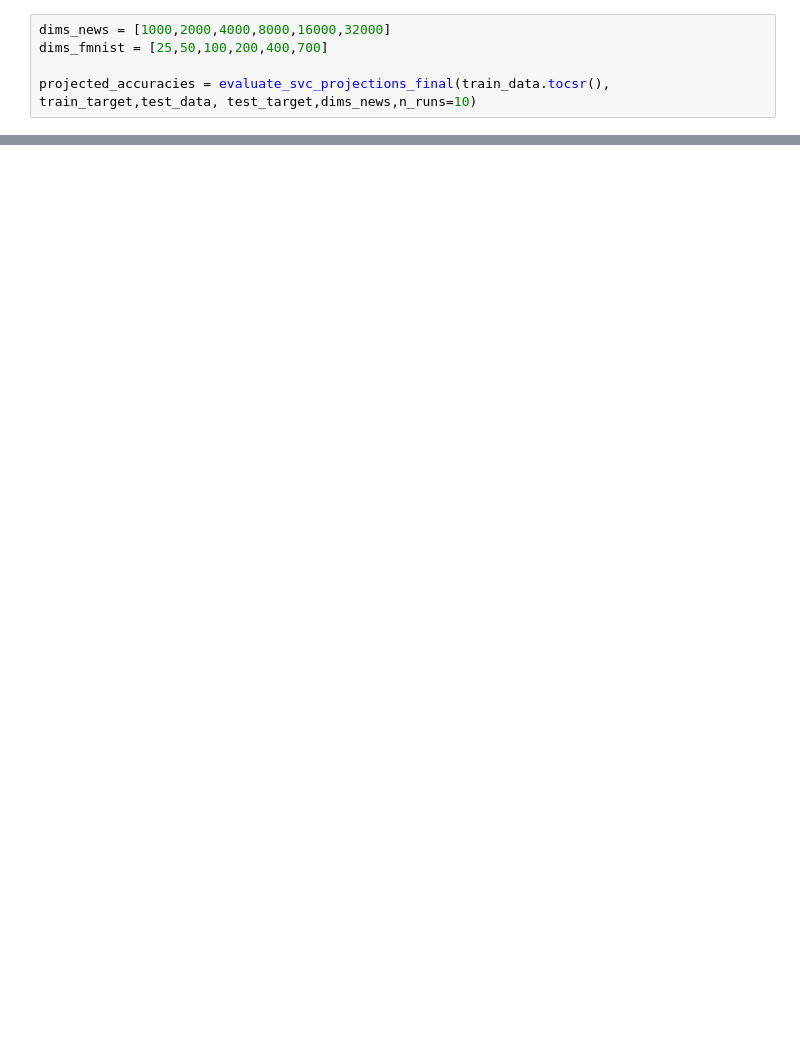
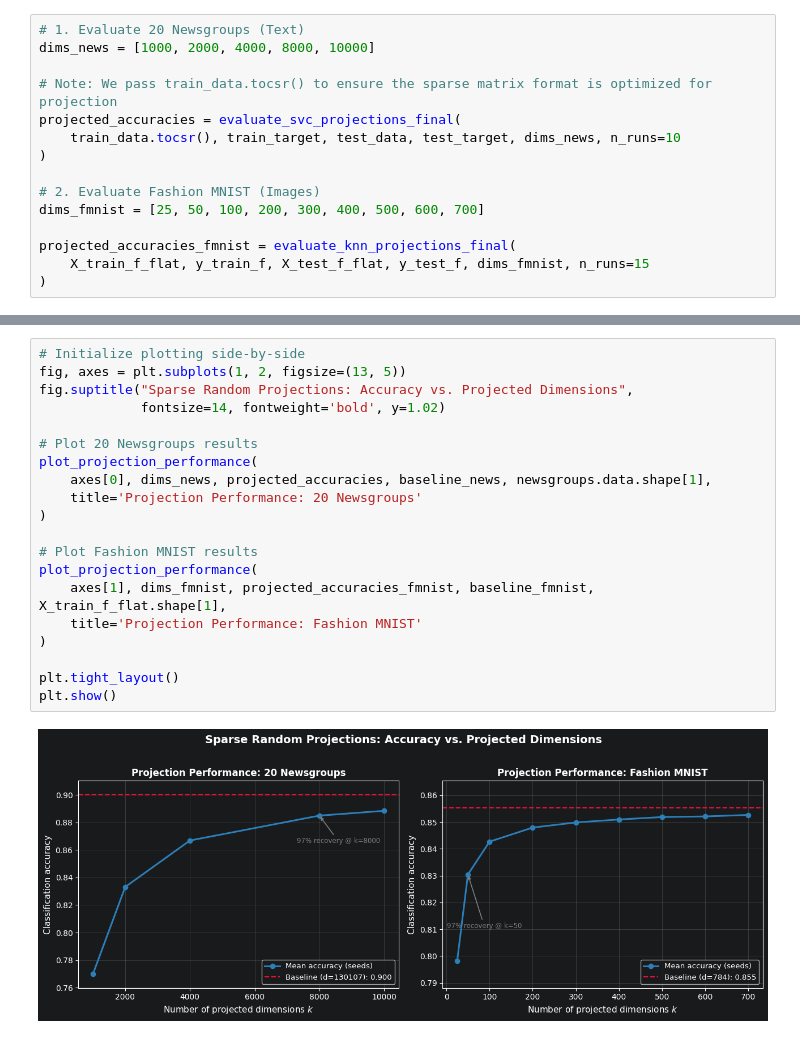
Before and after one commit to Pmarv/Machine-Learning-2-Assignments, a Jupyter notebook: Assignment 1/Machine Learning 1 - Group 2.ipynb, the cells around one changed output, grey strips where cells are left out. Saved outputs shown, nothing was run; the diff lists cells and outputs as text; blank space fills up the shorter version.

```diff
--- a/Assignment 1/Machine Learning 1 - Group 2.ipynb
+++ b/Assignment 1/Machine Learning 1 - Group 2.ipynb
@@ -173,5 +235,15 @@ Johnson-Lindenstrauss minimum dimensions (eps=0.1): 627
 # %%
-dims_news = [1000,2000,4000,8000,16000,32000]
-dims_fmnist = [25,50,100,200,400,700]
+# 1. Evaluate 20 Newsgroups (Text)
+dims_news = [1000, 2000, 4000, 8000, 10000]
 
-projected_accuracies = evaluate_svc_projections_final(train_data.tocsr(), train_target,test_data, test_target,dims_news,n_runs=10)
+# Note: We pass train_data.tocsr() to ensure the sparse matrix format is optimized for projection
+projected_accuracies = evaluate_svc_projections_final(
+    train_data.tocsr(), train_target, test_data, test_target, dims_news, n_runs=10
+)
+
+# 2. Evaluate Fashion MNIST (Images)
+dims_fmnist = [25, 50, 100, 200, 300, 400, 500, 600, 700]
+
+projected_accuracies_fmnist = evaluate_knn_projections_final(
+    X_train_f_flat, y_train_f, X_test_f_flat, y_test_f, dims_fmnist, n_runs=15
+)
@@ -177,0 +254,22 @@ projected_accuracies = evaluate_svc_projections_final(train_data.tocsr(), train_
+# %%
+# Initialize plotting side-by-side
+fig, axes = plt.subplots(1, 2, figsize=(13, 5))
+fig.suptitle("Sparse Random Projections: Accuracy vs. Projected Dimensions",
+             fontsize=14, fontweight='bold', y=1.02)
+
+# Plot 20 Newsgroups results
+plot_projection_performance(
+    axes[0], dims_news, projected_accuracies, baseline_news, newsgroups.data.shape[1],
+    title='Projection Performance: 20 Newsgroups'
+)
+
+# Plot Fashion MNIST results
+plot_projection_performance(
+    axes[1], dims_fmnist, projected_accuracies_fmnist, baseline_fmnist, X_train_f_flat.shape[1],
+    title='Projection Performance: Fashion MNIST'
+)
+
+plt.tight_layout()
+plt.show()
+# %% [output]
+[figure, added]
```
Also changed, not shown: parts of 15 cells of this notebook.
